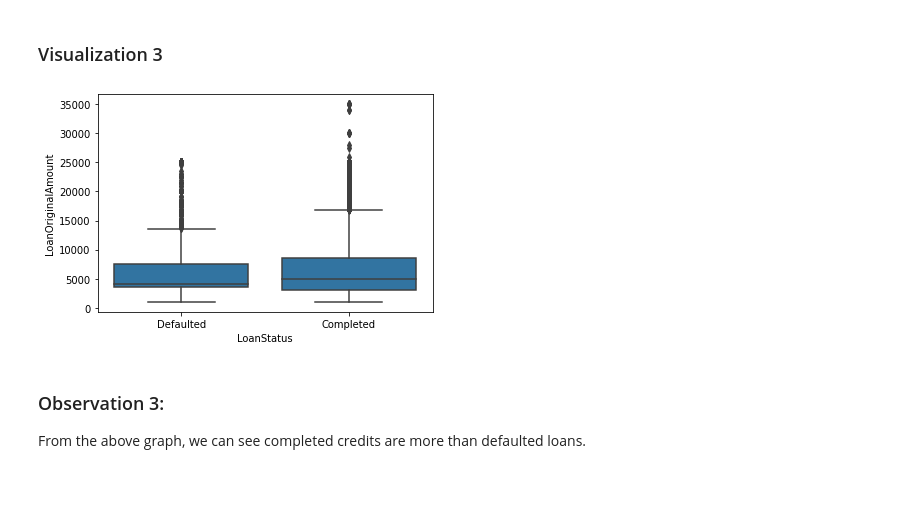
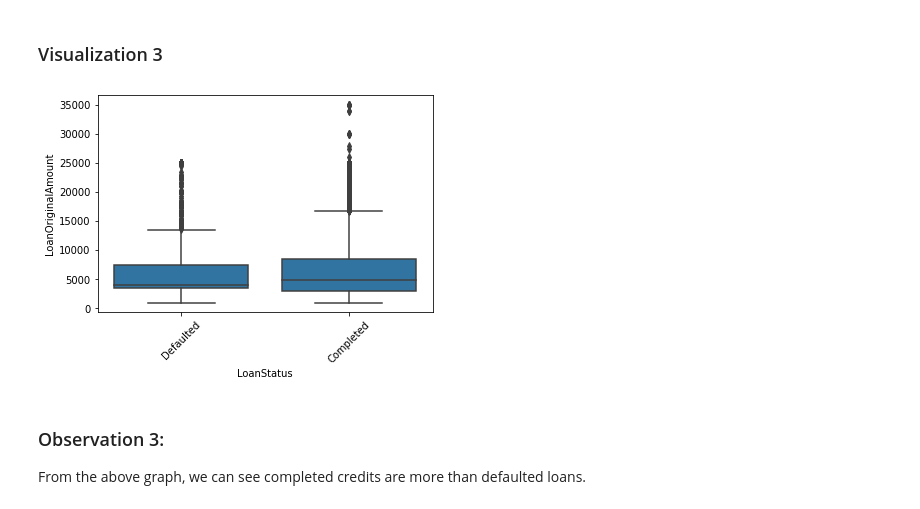
Before and after one commit to EnochAy/Udacity-Nanodegree-Data-Analyst---Data-Visualization-Project, a Jupyter notebook: Final Submission/Part_I_exploration.ipynb, the cells around one changed output. Drawn from its saved outputs; the diff is of its cells as text; code cells hidden in the pictures.

```diff
--- a/Final Submission/Part_I_exploration.ipynb
+++ b/Final Submission/Part_I_exploration.ipynb
@@ -554,9 +552,10 @@ Is there any significant difference between completed and defaulted Loan?
 # %% [markdown]
 ### Visualization 3
 # %%
-sns.boxplot(data = target_df, x = 'LoanStatus', y = 'LoanOriginalAmount', color = base_color);
+sns.boxplot(data = target_df, x = 'LoanStatus', y = 'LoanOriginalAmount', color = base_color)
+plt.xticks(rotation = 45);
 # %% [output]
-[figure, old version]
+[figure, new version]
 # %% [markdown]
 ### Observation 3:
 
```
Also changed, not shown: parts of 29 cells of this notebook, 11 other files.
